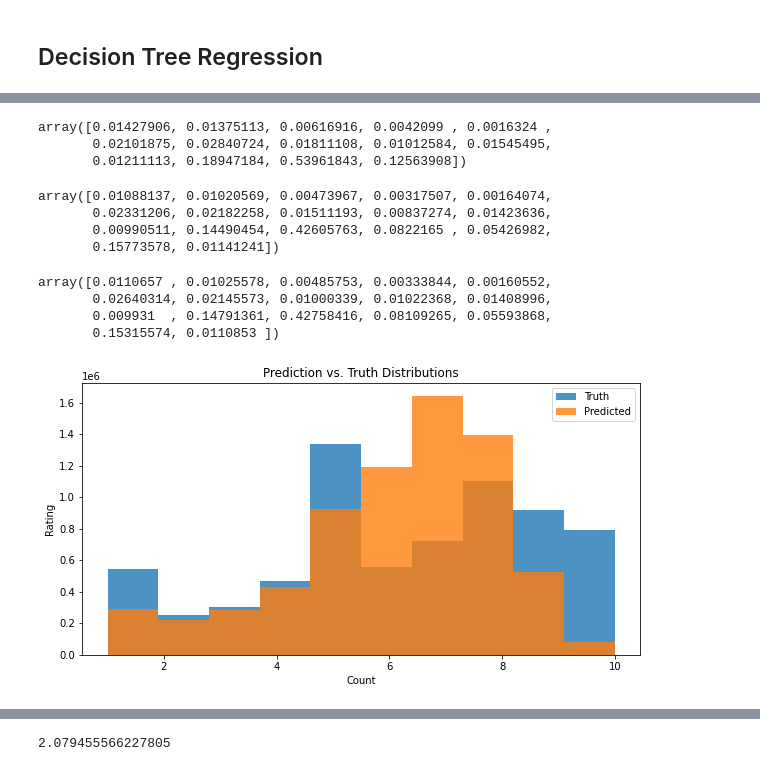
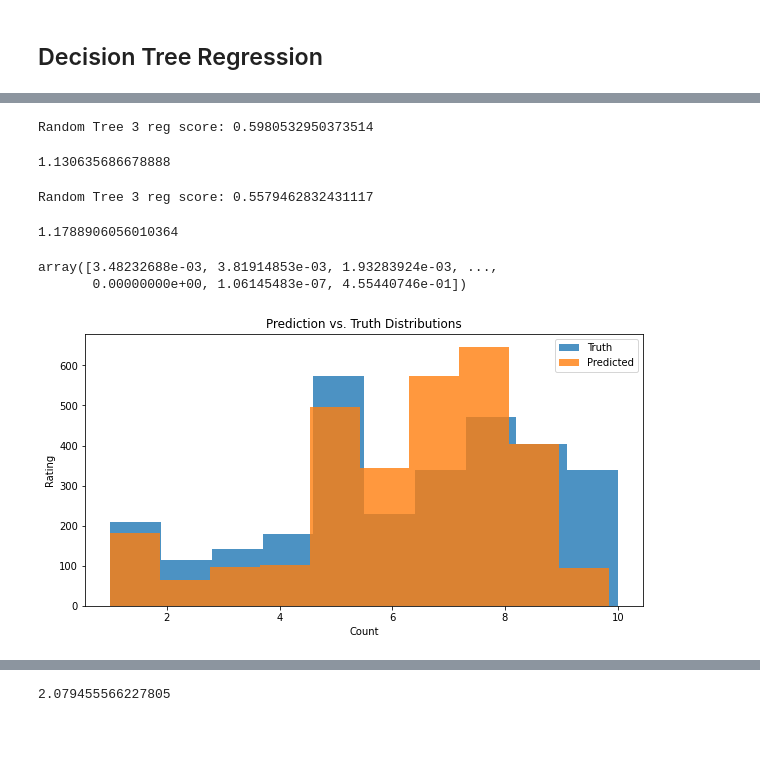
Before and after one commit to iChauster/bandits-project, a Jupyter notebook: recproj.ipynb, the cells around one changed output, grey strips where cells are left out. Drawn from its saved outputs; the diff is of its cells as text; code cells hidden in the pictures; blank space fills up the shorter version.

```diff
--- a/recproj.ipynb
+++ b/recproj.ipynb
@@ -146,5 +195,5 @@ data_points = create_data_points()
 # %%
-dump_var(data_points, "data_points.pkl")
+data_points = load_var("data_points.pkl")
 # %% [markdown]
 ## State Engineering + Regression
 # %% [markdown]
@@ -251,0 +273,2 @@ KeyError:  'I6G8wz_LD_8IsCPxvjs8SQ'
+# %%
+test_x_ubh, test_y_ubh = generate_regression_dataset(user_and_business_abbreviate_history, 15000, np.array(data_points, dtype=object))
@@ -265,0 +303,2 @@ KeyError:  'vq2H7lJ73VwXMDqC8DiImw'
+# %%
+x3, xt3, y3, yt3 = train_test_split(test_x_ubh, test_y_ubh, test_size = 0.2, random_state=6998)
@@ -313,31 +360,32 @@ Random Tree reg score: 0.4950274063402891
-# %%
-treeReg.feature_importances_
-# %% [output]
-array([0.01427906, 0.01375113, 0.00616916, 0.0042099 , 0.0016324 ,
-       0.02101875, 0.02840724, 0.01811108, 0.01012584, 0.01545495,
-       0.01211113, 0.18947184, 0.53961843, 0.12563908])
-# %%
-treeReg2.feature_importances_
-# %% [output]
-array([0.01088137, 0.01020569, 0.00473967, 0.00317507, 0.00164074,
-       0.02331206, 0.02182258, 0.01511193, 0.00837274, 0.01423636,
-       0.00990511, 0.14490454, 0.42605763, 0.0822165 , 0.05426982,
-       0.15773578, 0.01141241])
+# %%
+treeReg4 = RandomForestRegressor().fit(x3,y3)
+treereg_score = treeReg4.score(xt3, yt3)
+print('Random Tree 3 reg score:', treereg_score)
+mean_absolute_error(treeReg4.predict(xt3), yt3)
+# %% [output]
+Random Tree 3 reg score: 0.5980532950373514
+1.130635686678888
+# %%
+treeReg5 = RandomForestRegressor().fit(x4,y4)
+treereg_score = treeReg5.score(xt4, yt4)
+print('Random Tree 3 reg score:', treereg_score)
+mean_absolute_error(treeReg5.predict(xt4), yt4)
+# %% [output]
+Random Tree 3 reg score: 0.5579462832431117
+1.1788906056010364
 # %%
-treeReg3.feature_importances_
+treeReg4.feature_importances_
 # %% [output]
-array([0.0110657 , 0.01025578, 0.00485753, 0.00333844, 0.00160552,
-       0.02640314, 0.02145573, 0.01000339, 0.01022368, 0.01408996,
-       0.009931  , 0.14791361, 0.42758416, 0.08109265, 0.05593868,
-       0.15315574, 0.0110853 ])
+array([3.48232688e-03, 3.81914853e-03, 1.93283924e-03, ...,
+       0.00000000e+00, 1.06145483e-07, 4.55440746e-01])
 # %%
 fig, ax = plt.subplots(figsize=(10,5))
-ax.hist(test_y_ub, alpha = 0.8, label = "Truth")
-ax.hist(treeReg3.predict(test_x_ub), alpha = 0.8, label = "Predicted")
+ax.hist(yt3, alpha = 0.8, label = "Truth")
+ax.hist(treeReg4.predict(xt3), alpha = 0.8, label = "Predicted")
 ax.set_title("Prediction vs. Truth Distributions")
 ax.set_xlabel("Count")
 ax.set_ylabel("Rating")
 ax.legend()
 fig.show()
 # %% [output]
-[figure, old version]
+[figure, new version]
```
Also changed, not shown: parts of 55 cells of this notebook.
